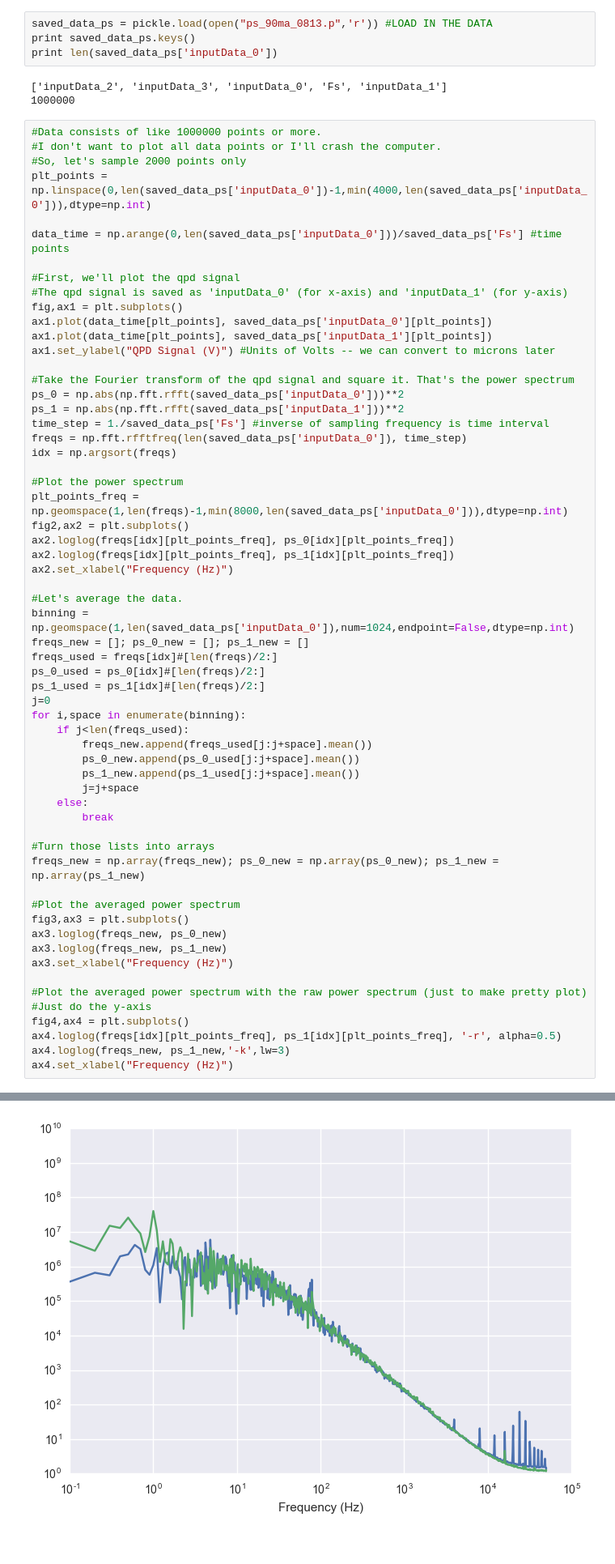
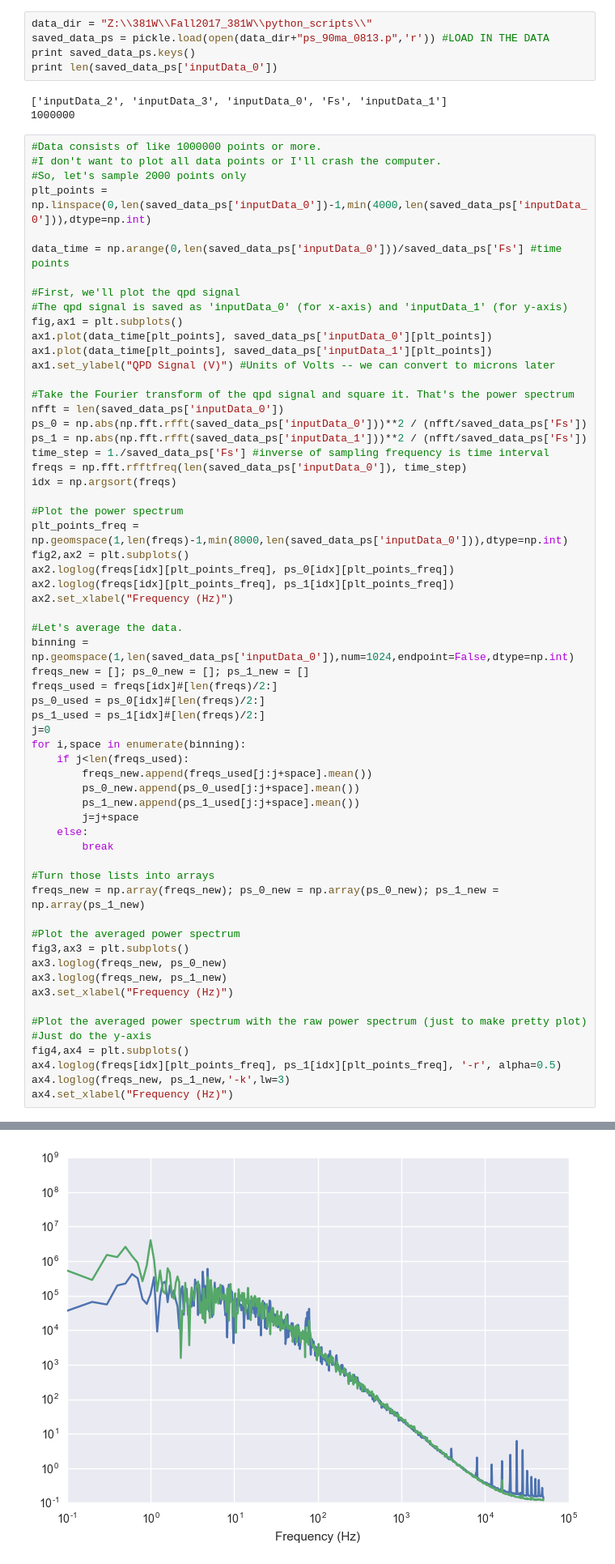
Before and after one commit to rmcgorty/Phys381W-Fall2017, a Jupyter notebook: OT/Power Spectrum Analysis.ipynb, the cells around one changed output, grey strips where cells are left out. Shown at 81% size. Drawn from its saved outputs; the diff is of its cells as text.

```diff
--- a/OT/Power Spectrum Analysis.ipynb
+++ b/OT/Power Spectrum Analysis.ipynb
@@ -37,7 +37,8 @@ from scipy.optimize import leastsq
 # %% [markdown]
 ## Below we load in the data and plot the power spectrum
 # %%
-saved_data_ps = pickle.load(open("ps_90ma_0813.p",'r')) #LOAD IN THE DATA
+data_dir = "Z:\\381W\\Fall2017_381W\\python_scripts\\"
+saved_data_ps = pickle.load(open(data_dir+"ps_90ma_0813.p",'r')) #LOAD IN THE DATA
 print saved_data_ps.keys()
 print len(saved_data_ps['inputData_0'])
 # %% [output]
@@ -59,8 +60,9 @@ ax1.plot(data_time[plt_points], saved_data_ps['inputData_1'][plt_points])
 ax1.set_ylabel("QPD Signal (V)") #Units of Volts -- we can convert to microns later
 
 #Take the Fourier transform of the qpd signal and square it. That's the power spectrum
-ps_0 = np.abs(np.fft.rfft(saved_data_ps['inputData_0']))**2
-ps_1 = np.abs(np.fft.rfft(saved_data_ps['inputData_1']))**2
+nfft = len(saved_data_ps['inputData_0'])
+ps_0 = np.abs(np.fft.rfft(saved_data_ps['inputData_0']))**2 / (nfft/saved_data_ps['Fs'])
+ps_1 = np.abs(np.fft.rfft(saved_data_ps['inputData_1']))**2 / (nfft/saved_data_ps['Fs'])
 time_step = 1./saved_data_ps['Fs'] #inverse of sampling frequency is time interval
 freqs = np.fft.rfftfreq(len(saved_data_ps['inputData_0']), time_step)
 idx = np.argsort(freqs)
@@ -80,34 +82,34 @@ ps_0_used = ps_0[idx]#[len(freqs)/2:]
 ps_1_used = ps_1[idx]#[len(freqs)/2:]
 j=0
 for i,space in enumerate(binning):
     if j<len(freqs_used):
         freqs_new.append(freqs_used[j:j+space].mean())
         ps_0_new.append(ps_0_used[j:j+space].mean())
         ps_1_new.append(ps_1_used[j:j+space].mean())
         j=j+space
     else:
         break
 
 #Turn those lists into arrays
 freqs_new = np.array(freqs_new); ps_0_new = np.array(ps_0_new); ps_1_new = np.array(ps_1_new)
 
 #Plot the averaged power spectrum
 fig3,ax3 = plt.subplots()
 ax3.loglog(freqs_new, ps_0_new)
 ax3.loglog(freqs_new, ps_1_new)
 ax3.set_xlabel("Frequency (Hz)")
 
 #Plot the averaged power spectrum with the raw power spectrum (just to make pretty plot)
 #Just do the y-axis
 fig4,ax4 = plt.subplots()
 ax4.loglog(freqs[idx][plt_points_freq], ps_1[idx][plt_points_freq], '-r', alpha=0.5)
 ax4.loglog(freqs_new, ps_1_new,'-k',lw=3)
 ax4.set_xlabel("Frequency (Hz)")
 # %% [output]
 <matplotlib.text.Text at 0x...>
 [figure]
 [figure]
-[figure, old version]
+[figure, new version]
 [figure]
 # %%
 def theoreticalPS(f,fc,A):
```
Also changed, not shown: parts of 3 cells of this notebook.
